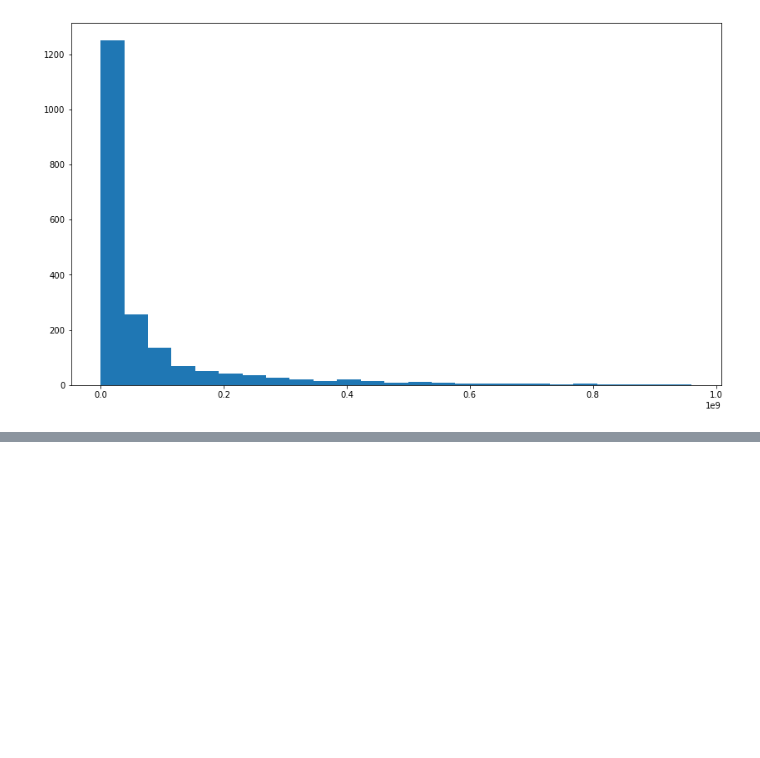
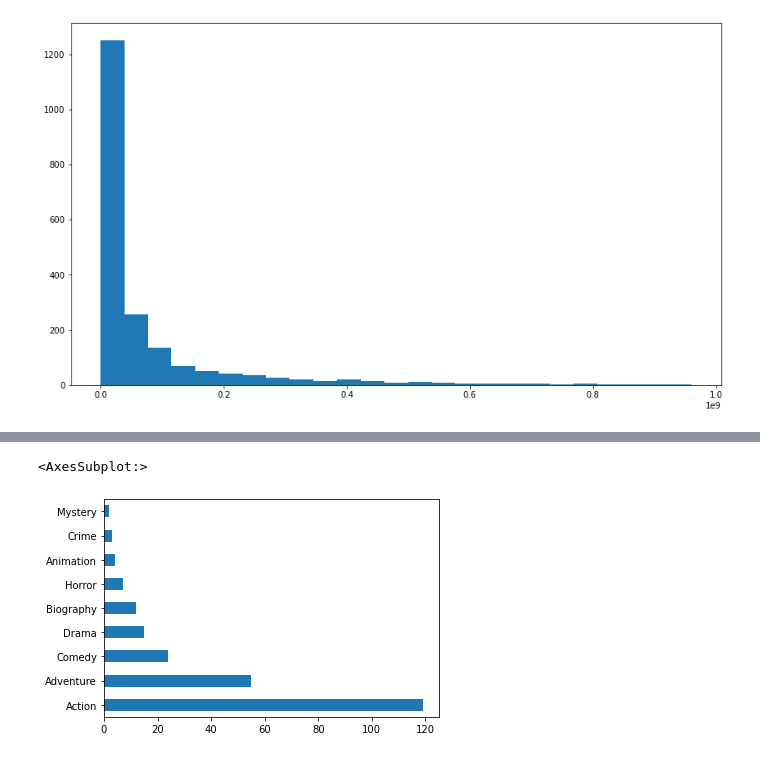
Before and after one commit to kevgross89/dsc-phase-1-project-v2-4, a Jupyter notebook: student.ipynb, the cells around one changed output, grey strips where cells are left out. Saved outputs shown, nothing was run; the diff lists cells and outputs as text; code cells hidden in the pictures; blank space fills up the shorter version.

```diff
--- a/student.ipynb
+++ b/student.ipynb
@@ -141,0 +185,7 @@ ax.hist(movie_cleaned['foreign_gross'], bins = 25);
+# %%
+IM_DB = pd.read_sql("""
+SELECT *
+FROM movie_ratings
+JOIN movie_basics
+    USING(movie_id)
+""", conn)
@@ -141,0 +323,5 @@ ax.hist(movie_cleaned['foreign_gross'], bins = 25);
+# %%
+box_office_hits['Genre 1'].value_counts().plot.barh()
+# %% [output]
+<AxesSubplot:>
+[figure, added]
```
Also changed, not shown: parts of 19 cells of this notebook.
